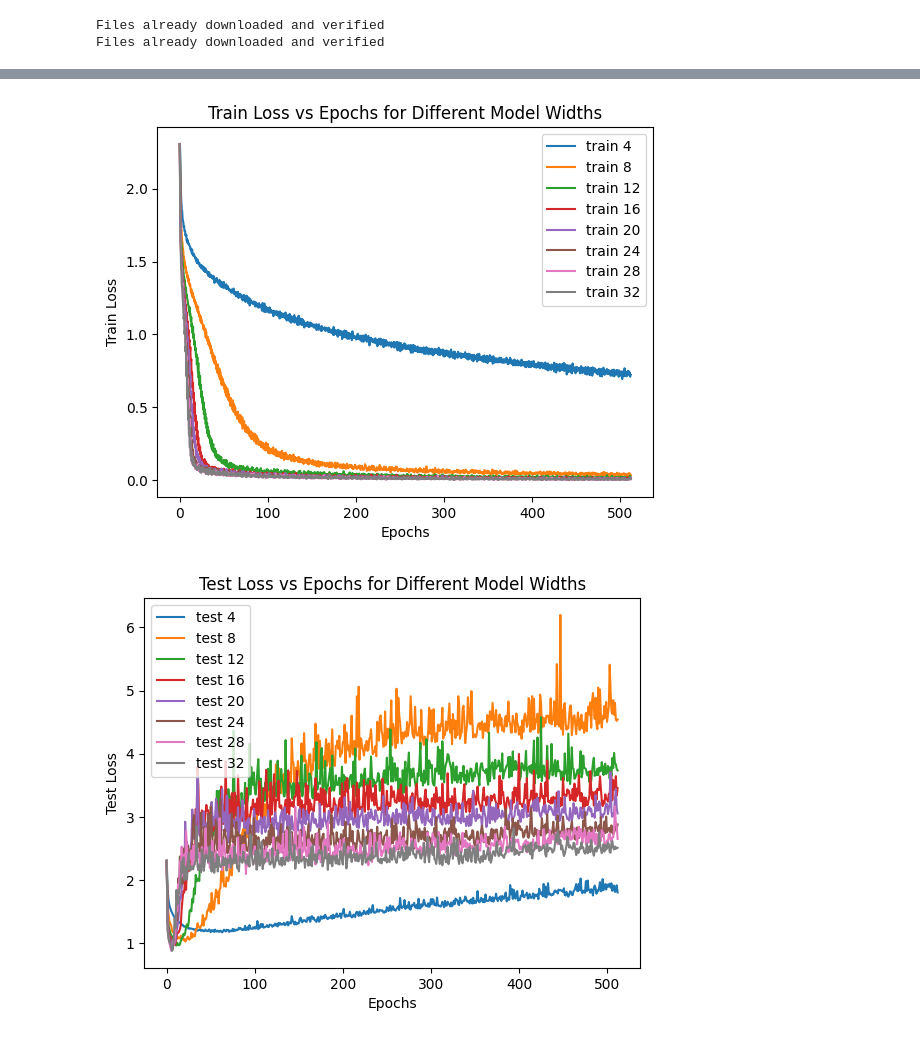
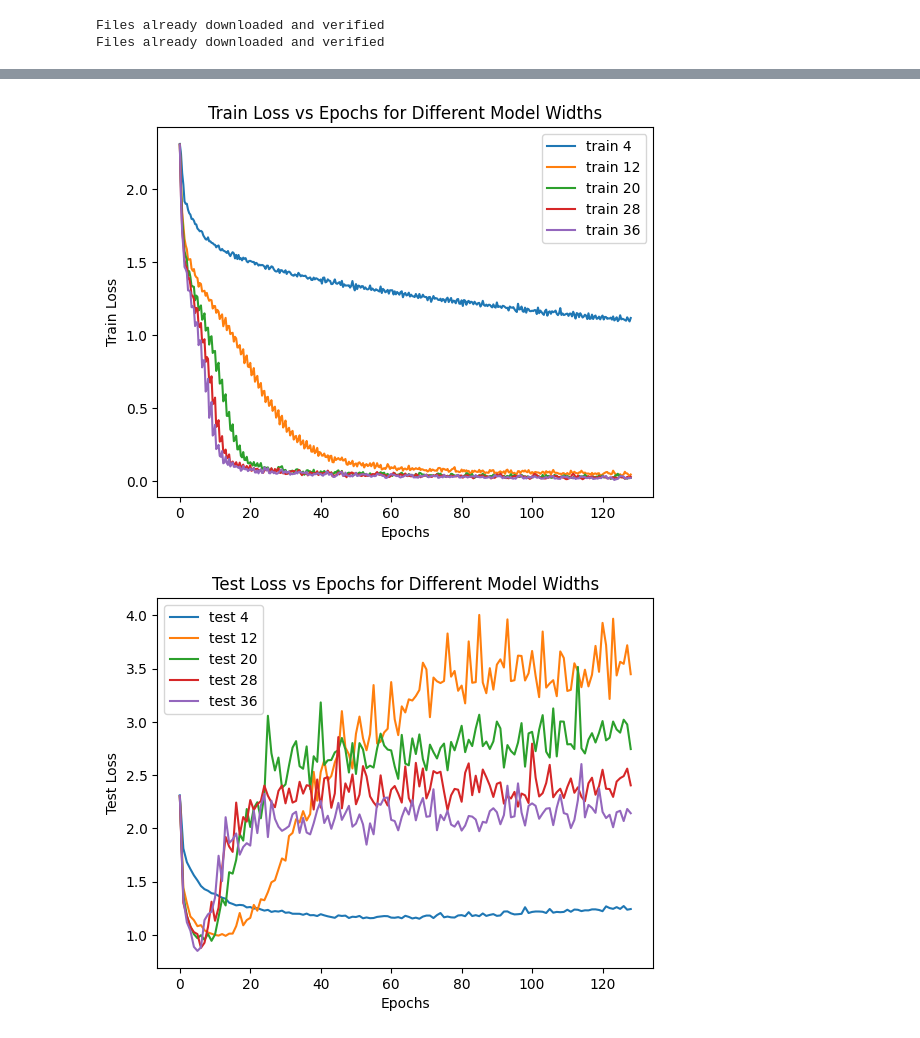
Before and after one commit to EvanChisholm1/double_descent, a Jupyter notebook: train.ipynb, the cells around one changed output, grey strips where cells are left out. Drawn from its saved outputs; the diff is of its cells as text; code cells hidden in the pictures.

```diff
--- a/train.ipynb
+++ b/train.ipynb
@@ -91,20 +97,31 @@ def run_experiment(k=64, epochs=10):
 
     test_lossi = []
     lossi = []
+    test_erri = []
+    train_erri = []
 
-    test_loss = estimate_loss(net, "test")
+    test_loss, test_error = estimate_loss(net, "test")
     test_lossi.append(test_loss)
+    test_erri.append(test_error)
 
-    train_loss = estimate_loss(net, "train")
+    train_loss, train_error = estimate_loss(net, "train")
     lossi.append(train_loss)
+    train_erri.append(train_error)
 
     for epoch in range(epochs):  # loop over the dataset multiple times
         running_loss = 0.0
+        total = 0
+        correct = 0
         for i, data in enumerate(trainloader, 0):
             inputs, labels = data[0].to(device), data[1].to(device)
 
             optimizer.zero_grad()
             outputs = net(inputs)
+
+            _, predicted = torch.max(outputs.data, 1)
+
+            total += labels.size(0)
+            correct += (predicted == labels).sum().item()
 
             loss = criterion(outputs, labels)
             loss.backward()
@@ -113,15 +130,22 @@ def run_experiment(k=64, epochs=10):
 
             running_loss += loss.item()
             if i % 100 == 99:
-                print(f'[{epoch + 1}, {i + 1:5d}] running loss: {running_loss / 100:.3f}, loss: {loss.item():.3f}')
                 lossi.append(running_loss / 100)
                 running_loss = 0.0
 
-        test_loss = estimate_loss(net, "test")
+                train_error = 1 - (correct / total)
+                train_erri.append(train_error)
+                total = 0
+                correct = 0
+
+                print(f'[{epoch + 1}, {i + 1:5d}] running loss: {running_loss / 100:.3f}, loss: {loss.item():.3f}, train error: {train_error:.3f}')
+
+        test_loss, test_err = estimate_loss(net, "test")
         test_lossi.append(test_loss)
-        print(f'[{epoch + 1}] test loss: {test_loss:.3f}')
+        test_erri.append(test_err)
+        print(f'[{epoch + 1}] test loss: {test_loss:.3f}, test error: {test_err:.3f}')
 
-    return net, lossi, test_lossi
+    return net, lossi, test_lossi, train_erri, test_erri
 # %%
 # testing
 # net, lossi, test_lossi = run_experiment(16, 5)
@@ -136,16 +160,16 @@ def run_experiment(k=64, epochs=10):
 # plt.legend()
 # plt.show()
 # %%
-epochs = 512
-sizes = list(range(4, 33, 4))
+epochs = 128
+sizes = list(range(4, 37, 8))
 print("sizes:", sizes)
 
 losses = {}
 
 for size in sizes:
     print(f'Running experiment with width {size}')
-    net, lossi, test_lossi = run_experiment(size, epochs)
-    losses[size] = (lossi, test_lossi)
+    net, lossi, test_lossi, train_err, test_err = run_experiment(size, epochs)
+    losses[size] = (lossi, test_lossi, train_err, test_err)
 
     print(f'Finished experiment with width {size}')
     print('\n\n\n\n\n')
@@ -171,26 +195,26 @@ Number of parameters: 44570
 # %%
 for size in sizes:
-    lossi, test_lossi = losses[size]
+    lossi = losses[size][0]
     xs = torch.arange(len(lossi)) * ((len(test_lossi) - 1) / (len(lossi) - 1))
     plt.plot(xs, lossi, label=f'train {size}')
 
 plt.title('Train Loss vs Epochs for Different Model Widths')
 plt.ylabel('Train Loss')
 plt.xlabel('Epochs')
 
 plt.legend()
 plt.show()
 
 
 for size in sizes:
-    lossi, test_lossi = losses[size]
+    test_lossi = losses[size][1]
     plt.plot(test_lossi, label=f'test {size}')
 
 plt.title('Test Loss vs Epochs for Different Model Widths')
 plt.ylabel('Test Loss')
 plt.xlabel('Epochs')
 plt.legend()
 plt.show()
 # %% [output]
-[figure, old version]
+[figure, new version]
-[figure, old version]
+[figure, new version]
```
Also changed, not shown: parts of 9 cells of this notebook.
